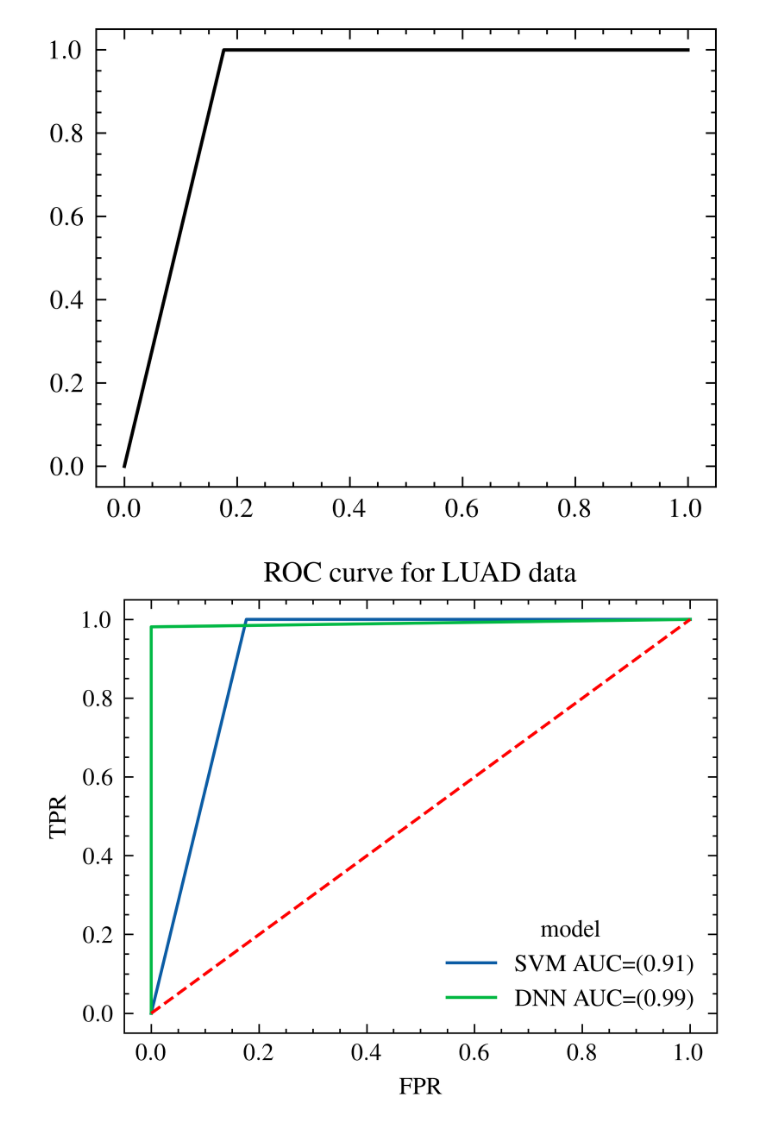
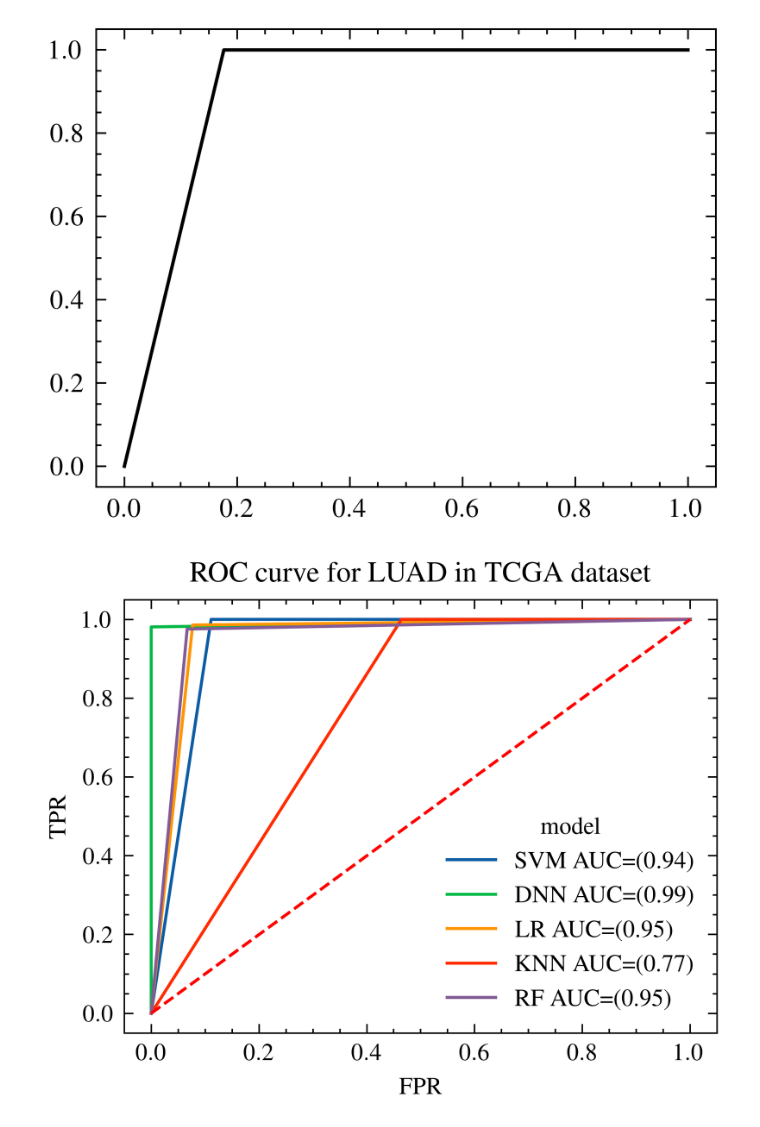
Before and after one commit to liusulizzu/cancer_prediction_tcga, a Jupyter notebook: tf_train_v2.ipynb, the cells around one changed output. Cells and saved outputs as stored; diff of their text form; code cells hidden in the pictures.

```diff
--- a/tf_train_v2.ipynb
+++ b/tf_train_v2.ipynb
@@ -247,2 +326,37 @@ def deep_model_train():
+# %%
+import numpy as np
+from sklearn.pipeline import make_pipeline
+from sklearn.preprocessing import StandardScaler
+import pandas as pd
+from sklearn import datasets
+from sklearn.model_selection import train_test_split as ts
+from sklearn.metrics import roc_curve, auc
+import matplotlib as mpl
+import matplotlib.pyplot as plt
+import os
+from sklearn.ensemble import RandomForestClassifier
+
+
+plt.style.use('science')
+os.environ["PATH"] += os.pathsep + '/Library/TeX/texbin'
+plt.style.use(['science','ieee'])
+
+# rf的训练数据
+def rf_train():
+    df = pd.read_csv('final_train_v4.csv', index_col=0)
+    labels = df['label'].values
+    features = df.drop(['label'], axis=1)
+    feature_arr = features.values
+    X_train,X_test,y_train,y_test = ts(feature_arr, labels, test_size=0.3)
+
+    rf = RandomForestClassifier(random_state=0, n_estimators=1)
+
+    clf = rf.fit(X_train, y_train)
+    preds = rf.predict(X_test)
+
+    targs = y_test
+    false_positive_rate,true_positive_rate,thresholds=roc_curve(targs, preds)
+    roc_auc=auc(false_positive_rate, true_positive_rate)
+    return false_positive_rate, true_positive_rate, thresholds
 # %%
 model = deep_model_train()
@@ -302,22 +448,22 @@ plt.plot(svm_fpr, svm_tpr)
 # %%
 
 with plt.style.context(['science']):
     fig, ax = plt.subplots()
-    for p in ['SVM', 'DNN']:
+    for p in ['SVM', 'DNN','LR','KNN','RF']:
         fpr, tpr = get_ff(p)
         roc_auc=auc(fpr, tpr)
         ax.plot(fpr, tpr, label='%s AUC=(%.2f)' %(p, roc_auc))
     ax.plot([0,1],[0,1],'r--')
     ax.legend(loc='lower right')
     ax.legend(title='model')
     ax.set(xlabel='FPR')
     ax.set(ylabel='TPR')
-    plt.title('ROC curve for LUAD data')
+    plt.title('ROC curve for LUAD in TCGA dataset')
     #ax.autoscale(tight=True)
     #fig.savefig('fig1.pdf')
     fig.savefig('fig1.jpg', dpi=300)
 # %% [output]
-[figure, old version]
+[figure, new version]
 # %%
 def get_ff(model_name):
     if model_name == 'SVM':
```
Also changed, not shown: parts of 10 cells of this notebook, 11 other files.
